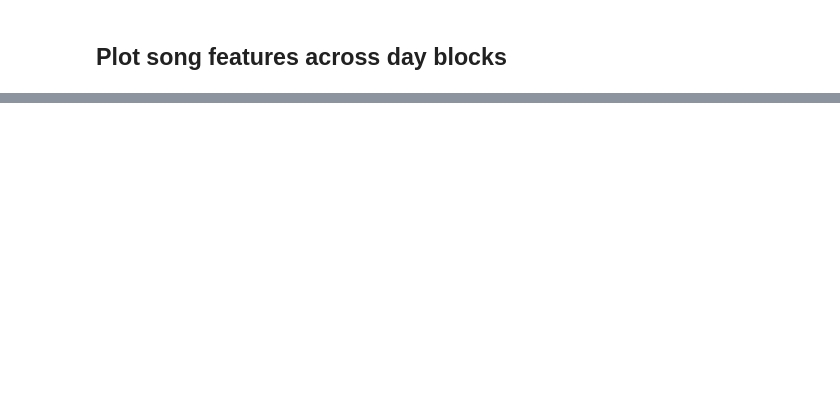
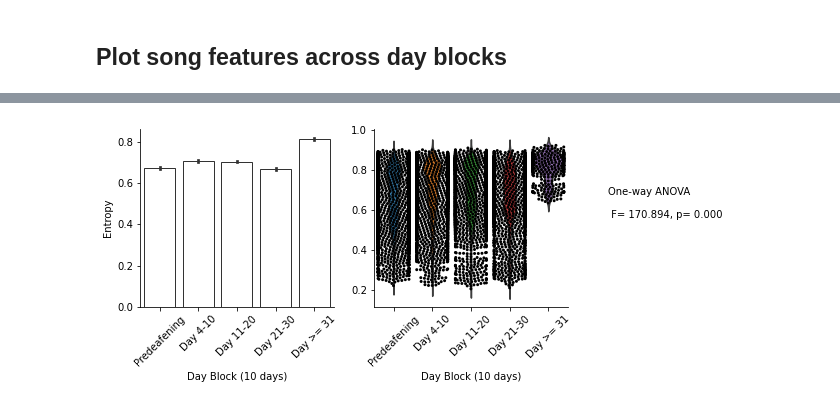
Before and after one commit to JaerongA/pyfinch, a Jupyter notebook: deafening/results/entropy.ipynb, the cells around one changed output, grey strips where cells are left out. Cells and saved outputs as stored; diff of their text form; code cells hidden in the pictures; blank space fills up the shorter version.

```diff
--- a/deafening/results/entropy.ipynb
+++ b/deafening/results/entropy.ipynb
@@ -281,5 +277,5 @@ Index(['clusterID', 'birdID', 'taskName', 'taskSession', 'note', 'nbNoteUndir',
 # Get pre-deafening baseline
 query = f"""SELECT syl.birdID, syl.taskName, song.taskSessionPostDeafening, song.block10days, syl.note, syl.entropy, syl.entropyVar AS ev
             FROM individual_syllable syl INNER JOIN song
-            ON song.id = syl.songID WHERE syl.context='U'"""
-df = db.to_dataframe(query)
+            ON song.id = syl.songID WHERE syl.context='U' AND syl.taskName='Predeafening'"""
+df_pre = db.to_dataframe(query)
@@ -302,12 +350,14 @@ df.loc[df['birdID'] == 'b70r38']
 # %%
 from deafening.plot import plot_bar_comparison, plot_per_day_block
 
 
-plot_per_day_block(df, ind_var_name='block10days', dep_var_name='pccUndir',
-                   title=f'PCC Undir per day block FR >= {fr_crit} & # of Notes >= {nb_note_crit}',
-                   y_label='PCC',
-                   y_lim=[-0.05, 0.25],
-                   view_folder=True,
-                   fig_name='PCC_syllable_per_day_block',
+plot_per_day_block(df, ind_var_name='block10days', dep_var_name='entropy',
+#                    title=f'PCC Undir per day block FR >= {fr_crit} & # of Notes >= {nb_note_crit}',
+                   y_label='Entropy',
+#                    y_lim=[-0.05, 0.25],
+#                    view_folder=True,
+                   fig_name='Entropy_across_day_blocks',
                    save_fig=False, fig_ext='.png'
                    )
+# %% [output]
+[figure, added]
```
Also changed, not shown: parts of 12 cells of this notebook, 2 other files.
